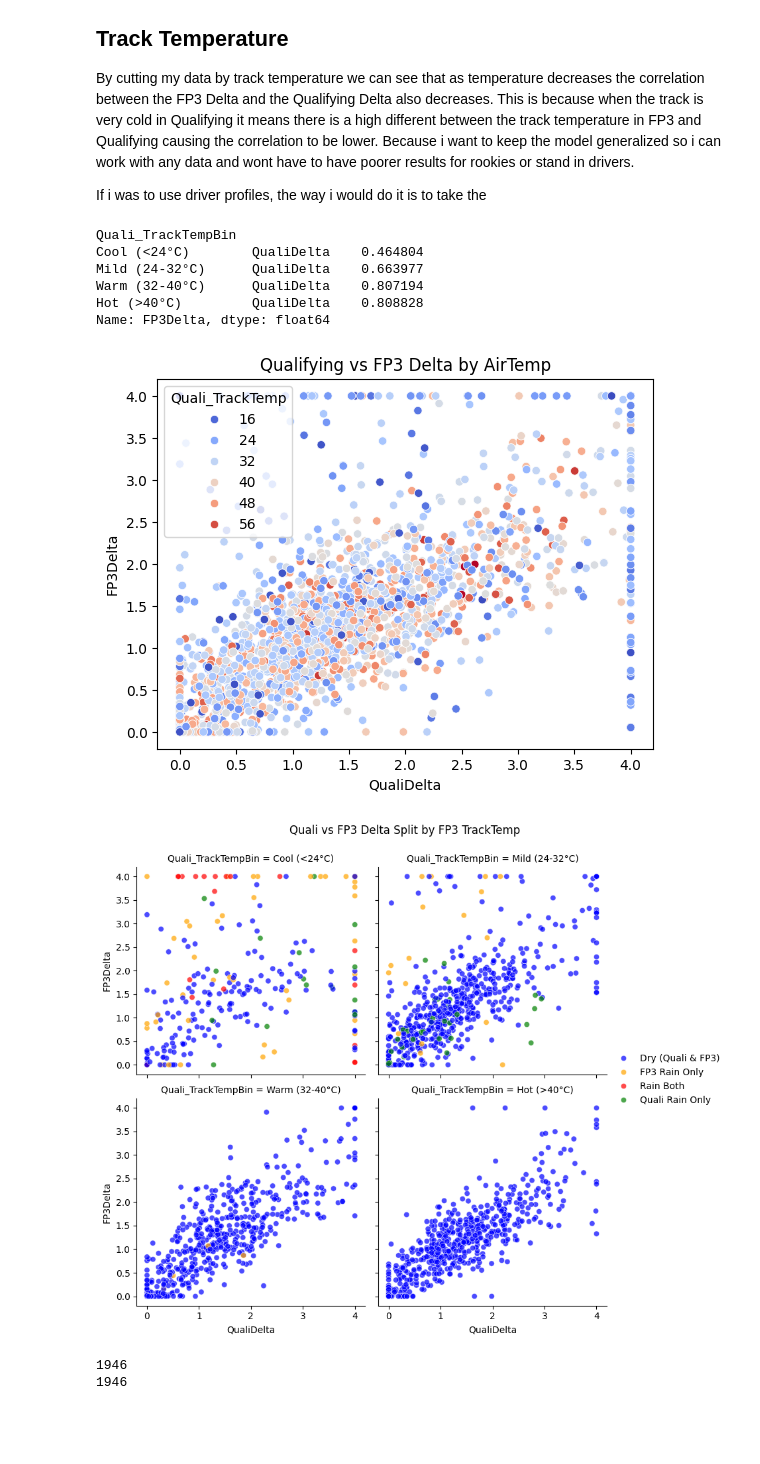
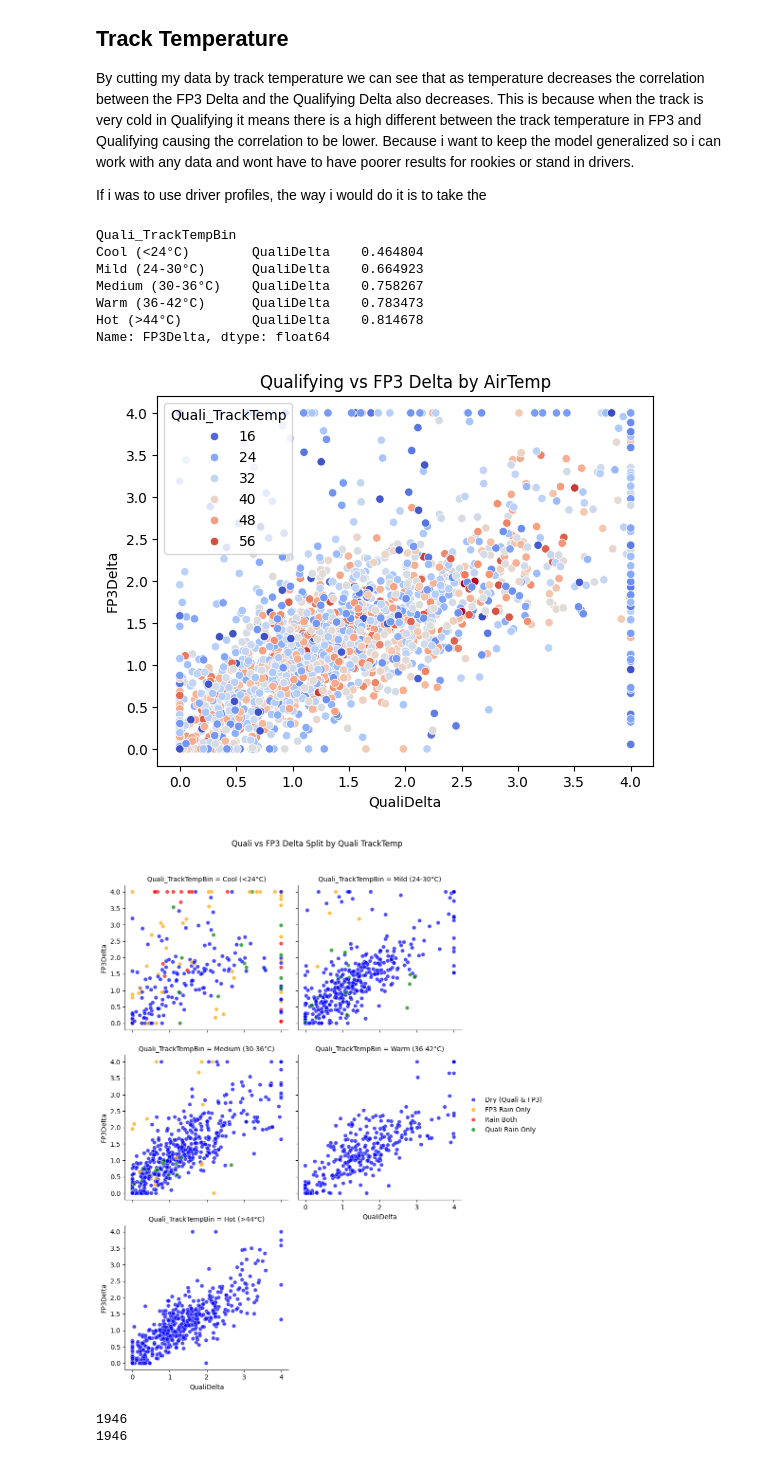
Before and after one commit to ZSH4RK/F1-Data-Analysis, a Jupyter notebook: DataTransformationAndModels.ipynb, the cells around one changed output. Cells and saved outputs as stored; diff of their text form; code cells hidden in the pictures; blank space fills up the shorter version.

```diff
--- a/DataTransformationAndModels.ipynb
+++ b/DataTransformationAndModels.ipynb
@@ -61,5 +63,5 @@ results
 # %%
-results = results.drop(columns=["HeadshotUrl", "CountryCode", "Country", "FirstName", "LastName", "DriverId", "BroadcastName", "Q1", "Q2", "Q3"])
+results = results.drop(columns=["HeadshotUrl", "FirstName", "LastName", "DriverId", "BroadcastName", "Q1", "Q2", "Q3"])
 # %%
 results
 # %% [output]
@@ -181,0 +197,5 @@ results['FP3_Rainfall']   = results['FP3_Rainfall'].fillna(0).astype(int)
+# %%
+results['Quali_Rainfall'] = results['Quali_Rainfall'].fillna(0).astype(int)
+results['FP3_Rainfall']   = results['FP3_Rainfall'].fillna(0).astype(int)
+driver_scores = pd.read_parquet('driver_scores.parquet')
+results
@@ -182,3 +217,17 @@ results['FP3_Rainfall']   = results['FP3_Rainfall'].fillna(0).astype(int)
+# %%
+results = results.reset_index(drop=False)
+results = results.merge(
+    driver_scores[['DriverNumber', 'Pace_0', 'Pace_1', 'Pace_2', 'Pace_3']],
+    on='DriverNumber',
+    how='left'
+)
+
+for col in results.columns:
+    if col.startswith('Pace_'):
+        cluster_mean = results[col].mean(skipna=True)
+        results[col] = results[col].fillna(cluster_mean)
+
+results = results.set_index(['Season', 'DriverNumber', 'RoundNumber'])
 # %%
 results.to_parquet("qualifying_data_with_training_features.parquet")
 # %% [markdown]
@@ -191,9 +253,13 @@ results.index[0]
 # %%
 # Feature columns
+results.loc[results['cluster'] == 0, 'Pace'] = results['Pace_0']
+results.loc[results['cluster'] == 1, 'Pace'] = results['Pace_1']
+results.loc[results['cluster'] == 2, 'Pace'] = results['Pace_2']
+results.loc[results['cluster'] == 3, 'Pace'] = results['Pace_3']
+
 x_cols = [
     'FP3Delta', 'Prev5QualiDeltas', 'FP2Delta',
-    'PrevQualiDelta', 'TeamFP3Delta', 'TeamPrevQualiDelta'
-]
+    'PrevQualiDelta', 'TeamFP3Delta', 'TeamPrevQualiDelta']
 
 # Seasons and storage setup
 season = 2024
@@ -472,8 +533,8 @@ If i was to use driver profiles, the way i would do it is to take the
 # %%
 results['Quali_TrackTempBin'] = pd.cut(
     results['Quali_TrackTemp'],
-    bins=[-float('inf'), 24, 32, 40, float('inf')],
-    labels=['Cool (<24°C)', 'Mild (24-32°C)', 'Warm (32-40°C)', 'Hot (>40°C)']
+    bins=[-float('inf'), 24, 30, 36, 42, float('inf')],
+    labels=['Cool (<24°C)', 'Mild (24-30°C)', 'Medium (30-36°C)', 'Warm (36-42°C)', 'Hot (>44°C)']
 )
 # Binary columns for rain
 
@@ -507,36 +568,37 @@ sns.scatterplot(
 )
 plt.title("Qualifying vs FP3 Delta by AirTemp")
 
 palette = {
     'Dry (Quali & FP3)': 'blue',
     'FP3 Rain Only': 'orange',
     'Quali Rain Only': 'green',
     'Rain Both': 'red'
 }
 
 g = sns.FacetGrid(results, col='Quali_TrackTempBin', col_wrap=2, height=4)
 g.map_dataframe(
     sns.scatterplot,
     x='QualiDelta',
     y='FP3Delta',
     hue='RainCategory',
     palette=palette,
     alpha=0.7
 )
 g.add_legend()
 plt.subplots_adjust(top=0.9)
-g.fig.suptitle("Quali vs FP3 Delta Split by FP3 TrackTemp")
+g.fig.suptitle("Quali vs FP3 Delta Split by Quali TrackTemp")
 plt.show()
 
 
 plt.show()
 # %% [output]
 Quali_TrackTempBin
 Cool (<24°C)        QualiDelta    0.464804
-Mild (24-32°C)      QualiDelta    0.663977
-Warm (32-40°C)      QualiDelta    0.807194
-Hot (>40°C)         QualiDelta    0.808828
+Mild (24-30°C)      QualiDelta    0.664923
+Medium (30-36°C)    QualiDelta    0.758267
+Warm (36-42°C)      QualiDelta    0.783473
+Hot (>44°C)         QualiDelta    0.814678
 Name: FP3Delta, dtype: float64
 [figure]
-[figure, old version]
+[figure, new version]
 # %%
```
Also changed, not shown: parts of 49 cells of this notebook, 6 other files.
